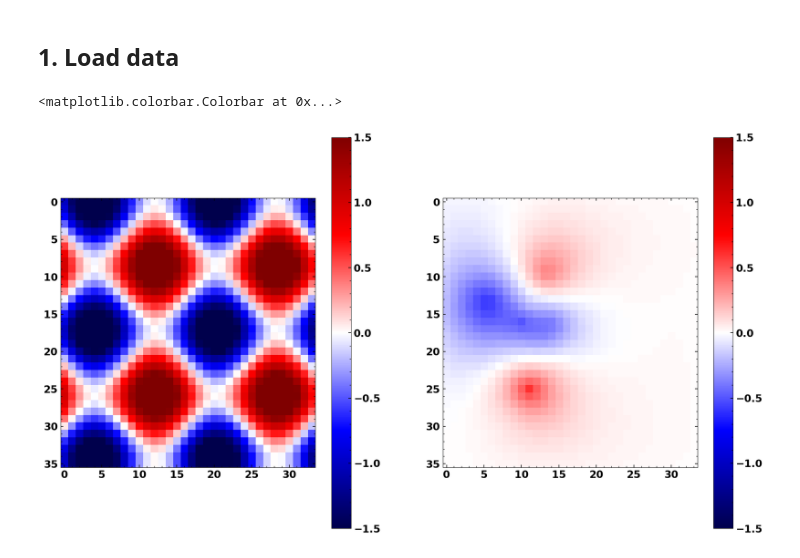
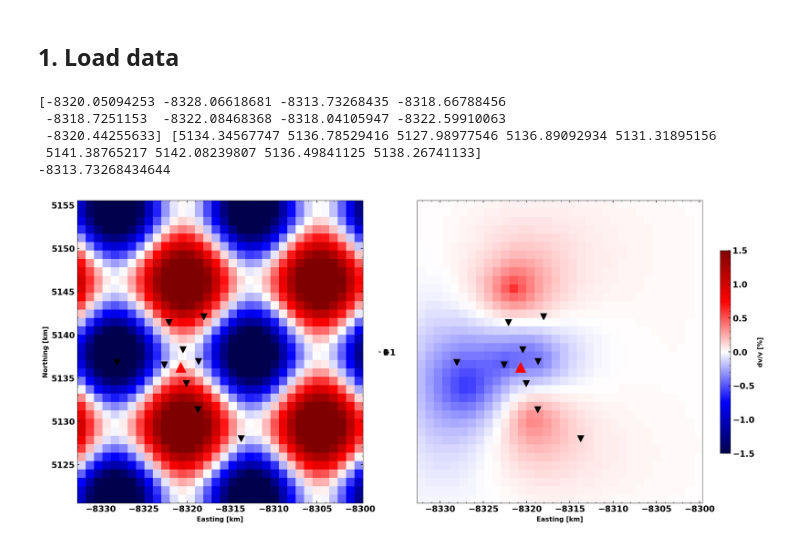
Before and after one commit to Denolle-Lab/Mt-St-Helens, a Jupyter notebook: spatial_synthetic.ipynb, the cells around one changed output. Drawn from its saved outputs; the diff is of its cells as text; code cells hidden in the pictures.

```diff
--- a/spatial_synthetic.ipynb
+++ b/spatial_synthetic.ipynb
@@ -42,6 +42,8 @@ utcs = [UTCDateTime(tt) for tt in t]
 datetimes = [utci.datetime for utci in utcs]
 # %%
 from obspy.geodetics import degrees2kilometers, locations2degrees
+from seismic.monitor.spatial import geo2cart
+
 lat = [46.05, 46.36]
 lon = [-122.45, -122.03]
 
@@ -55,17 +57,51 @@ chkb2 = np.zeros_like(dv_total)
 for ii, yy in enumerate(np.arange(y2+1)):
     chkb2[ii, :] = np.sin(
         4*np.pi*np.arange(x2/1+1)/(x2/1)) + np.cos(4*np.pi*yy/(y2))
+
+
+# also plot MSH
+MSH = [46.19113335236592, -122.19448731767436]
+msh_x, msh_y = geo2cart(MSH[0], MSH[1], lat[0])
-# %%
-# show synthetic model
-
-
-plt.figure(figsize=(16, 9))
-plt.subplot(121)
-plt.imshow(-chkb2, cmap='seismic', vmin=-1.5, vmax=1.5)
-plt.colorbar()
-plt.subplot(122)
-plt.imshow(dv[:,:,-61]*-100, cmap='seismic', vmin=-1.5, vmax=1.5)
-plt.colorbar()
-# %% [output]
-<matplotlib.colorbar.Colorbar at 0x...>
-[figure, removed]
+# %%
+print(statx, staty)
+print(max(statx))
+# %% [output]
+[-8320.05094253 -8328.06618681 -8313.73268435 -8318.66788456
+ -8318.7251153  -8322.08468368 -8318.04105947 -8322.59910063
+ -8320.44255633] [5134.34567747 5136.78529416 5127.98977546 5136.89092934 5131.31895156
+ 5141.38765217 5142.08239807 5136.49841125 5138.26741133]
+-8313.73268434644
+# %%
+# show synthetic model
+
+
+from seismic.plot.plot_utils import set_mpl_params
+set_mpl_params()
+
+plt.figure(figsize=(16, 9))
+plt.subplot(121)
+plt.imshow(-chkb2, cmap='seismic', vmin=-1.5, vmax=1.5, origin='lower', extent=[x[0], x[-1], y[0], y[-1]])
+ax0 = plt.gca()
+plt.plot(statx, staty, 'kv', ms=10)
+plt.plot(msh_x, msh_y, 'r^', ms=15)
+
+# share y-axis with the other plot
+plt.ylabel('Northing [km]')
+plt.xlabel('Easting [km]')
+plt.colorbar(shrink=0.)
+# don't show colorbar
+
+plt.subplot(122, sharey=ax0)
+plt.imshow(dv[:,:,-61]*-100, cmap='seismic', vmin=-1.5, vmax=1.5, origin='lower', extent=[x[0], x[-1], y[0], y[-1]])
+plt.plot(statx, staty, 'kv', ms=10)
+plt.plot(msh_x, msh_y, 'r^', ms=15)
+# don't show y axis
+plt.gca().yaxis.set_visible(False)
+# both subplots should have the same size
+# plt.tight_layout()
+plt.colorbar(label='dv/v [%]', shrink=0.5)
+plt.xlabel('Easting [km]')
+plt.tight_layout()
+plt.savefig(os.path.join(outfolder, 'synthetic_model.png'), dpi=300, bbox_inches='tight', transparent=True)
+# %% [output]
+[figure, added]
```
Also changed, not shown: 3 other files.
